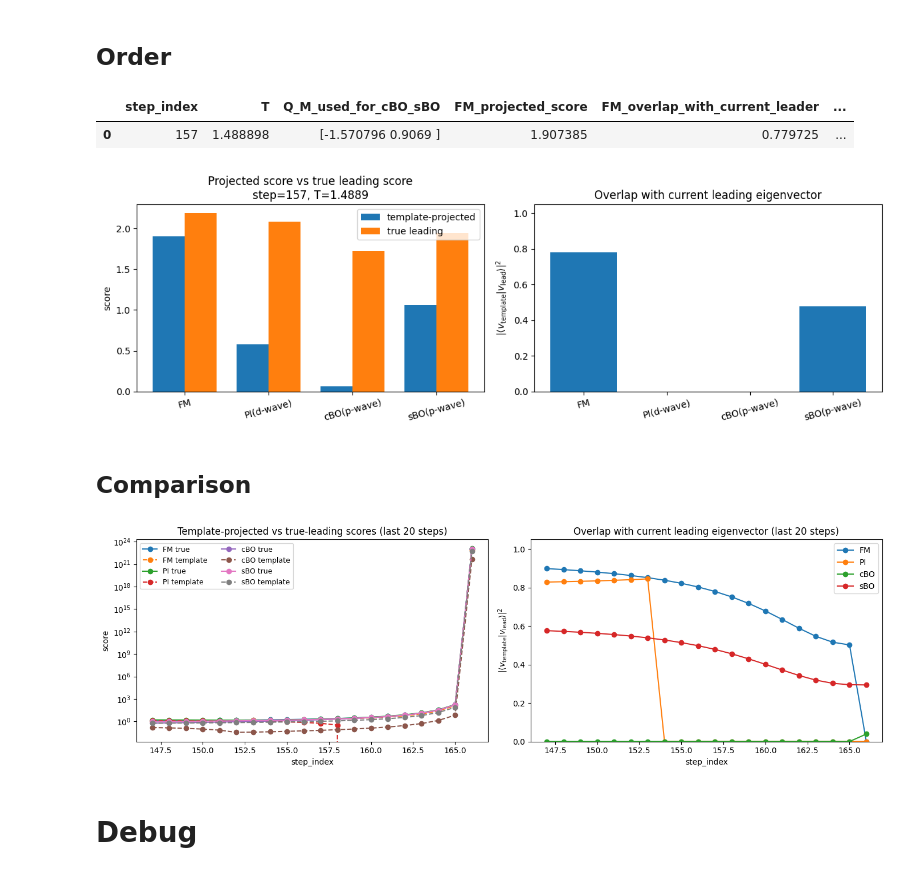
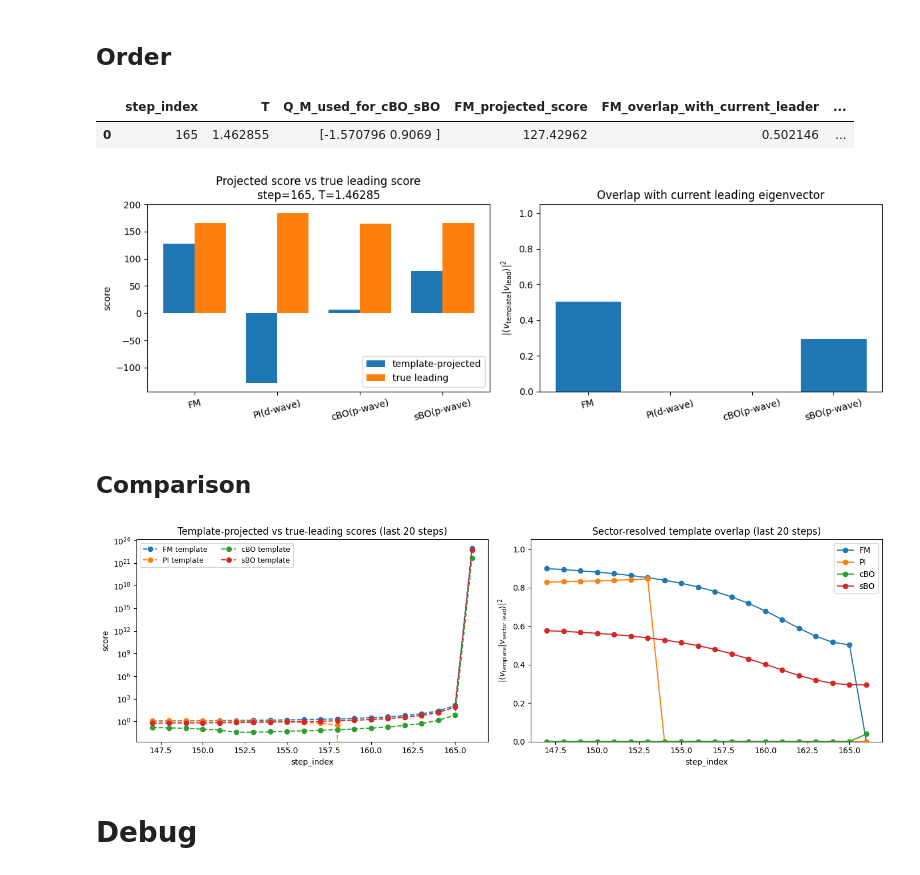
Before and after one commit to Mio826/functional-RG-Kagome-, a Jupyter notebook: pipeline - U5V35.ipynb, the cells around one changed output. Saved outputs shown, nothing was run; the diff lists cells and outputs as text; code cells hidden in the pictures.

```diff
--- a/pipeline - U5V35.ipynb
+++ b/pipeline - U5V35.ipynb
@@ -2033,7 +1928,7 @@ USE_BUBBLE_DRESSED_OPERATOR = True
 Landau_F_FOR_CHANNEL_BUILD = False
 SHOW_PATCH_PLOTS = True
 SHOW_TRUE_LEADER_COMPARISON = True
-STEP_SELECTOR = -10
+STEP_SELECTOR = -2
 M_TEMPLATE_CHOICE = "best"
 selected_rec, selected_snap = _resolve_snapshot_and_record(history, snapshots, STEP_SELECTOR)
 
@@ -2227,35 +2122,35 @@ axes[0].bar(
 axes[0].set_xticks(x)
 axes[0].set_xticklabels(labels, rotation=15)
 
 axes[0].set_title(
     f"Projected score vs true leading score\n"
     f"step={int(selected_rec.step_index)}, T={selected_snap.T:.6g}"
 )
 
 axes[0].set_ylabel("score")
 axes[0].legend()
 
 # ---------------------------------
 # Right: overlap
 # ---------------------------------
 axes[1].bar(labels, overlaps)
 
 axes[1].set_ylim(0, 1.05)
 
 axes[1].set_title("Overlap with current leading eigenvector")
 
 axes[1].set_ylabel(
     r"$|\langle v_{\rm template}|v_{\rm lead}\rangle|^2$"
 )
 
 axes[1].tick_params(axis='x', rotation=15)
 
 plt.tight_layout()
 plt.show()
 # %% [output]
 |  | step_index | T | Q_M_used_for_cBO_sBO | FM_projected_score | FM_overlap_with_current_leader | ... |
-| 0 | 157 | 1.488898 | [-1.570796 0.9069 ] | 1.907385 | 0.779725 | ... |
+| 0 | 165 | 1.462855 | [-1.570796 0.9069 ] | 127.42962 | 0.502146 | ... |
-[figure, old version]
+[figure, new version]
 # %% [markdown]
 ## Comparison
 # %%
@@ -2302,9 +2197,9 @@ df_projected_modes_ts = collect_projected_mode_timeseries(
 plot_projected_mode_timeseries(
     df_projected_modes_ts,
     x_axis=X_AXIS,
-    title_suffix=f" (last {LAST_N_STEPS} steps)",
+    title_suffix=f" (last {LAST_N_STEPS} steps)", plot_all=False
 )
 # %% [output]
-[figure, old version]
+[figure, new version]
 # %% [markdown]
 # Debug
```
Also changed, not shown: parts of 3 cells of this notebook, 6 other files.
